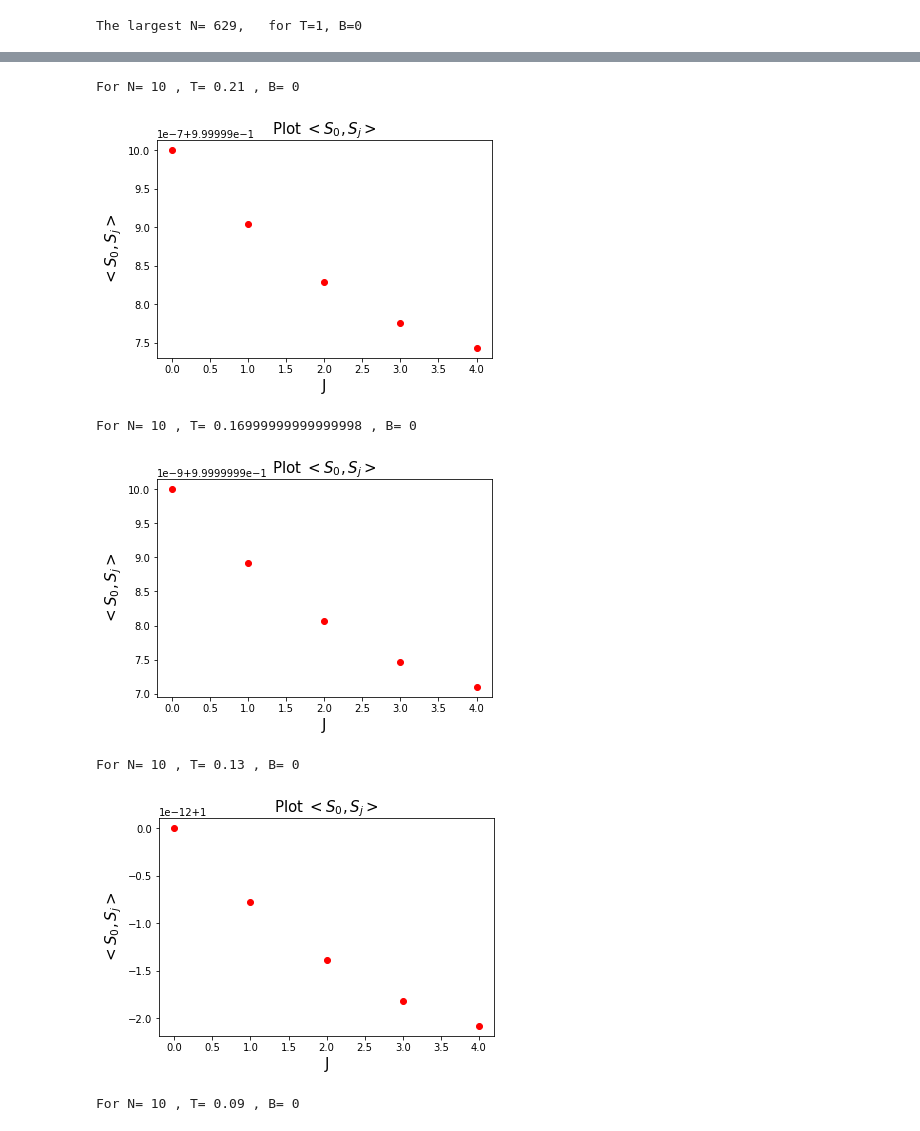
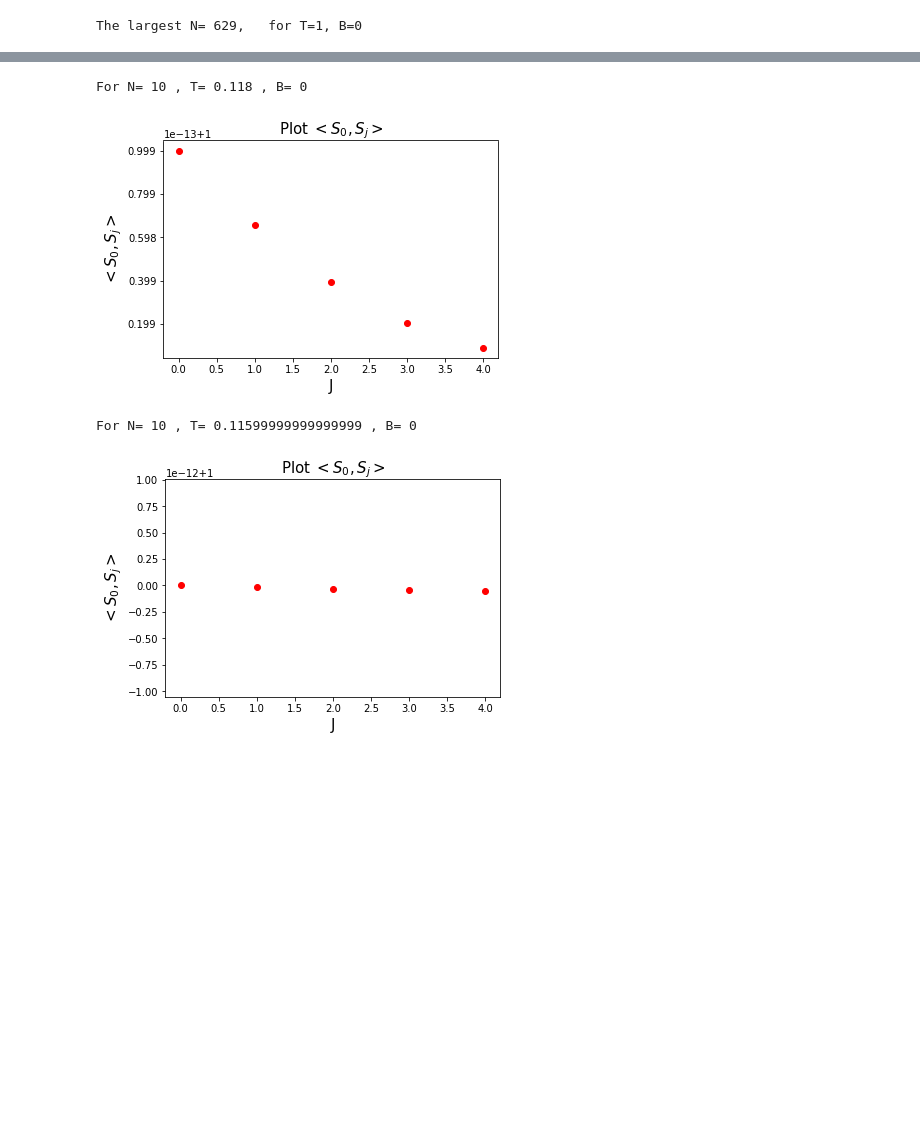
Before and after one commit to NTHU-Phys-Qubit/hw2-acnhwang, a Jupyter notebook: Problem-1.ipynb, the cells around one changed output, grey strips where cells are left out. Saved outputs shown, nothing was run; the diff lists cells and outputs as text; code cells hidden in the pictures; blank space fills up the shorter version.

```diff
--- a/Problem-1.ipynb
+++ b/Problem-1.ipynb
@@ -140,17 +150,17 @@ For N= 1000 , T= 1 , B= 0
 # %%
 
 N1= 500
+step= 60
+for i in range(1, 4):
 
-for i in range(1, 6):
+    print('For N=', N1+step*i , ', T=', T[0], ', B=', B[0], '\n')
 
-    print('For N=', N1+30*i , ', T=', T[0], ', B=', B[0], '\n')
-
-    size= N1+30*i //2
+    size= N1+step*i //2
     x= np.zeros(size)
     y= np.zeros(size)
     for j in range(size):
         x[j]= j
-        y[j]= corre_func(0, j, N1+30*i, T[0], B[0])
+        y[j]= corre_func(0, j, N1+step*i, T[0], B[0])
 
     plt.plot(x, y, 'ro')
     plt.title('Plot $<S_0,S_j>$', fontsize=15)
@@ -171,17 +177,17 @@ For N= 650 , T= 1 , B= 0
 # %%
 
 N1= 620
+step= 5
+for i in range(1, 3):
 
-for i in range(1, 6):
+    print('For N=', N1+step*i , ', T=', T[0], ', B=', B[0], '\n')
 
-    print('For N=', N1+2*i , ', T=', T[0], ', B=', B[0], '\n')
-
-    size= N1+2*i //2
+    size= N1+step*i //2
     x= np.zeros(size)
     y= np.zeros(size)
     for j in range(size):
         x[j]= j
-        y[j]= corre_func(0, j, N1+2*i, T[0], B[0])
+        y[j]= corre_func(0, j, N1+step*i, T[0], B[0])
 
     plt.plot(x, y, 'ro')
     plt.title('Plot $<S_0,S_j>$', fontsize=15)
@@ -227,17 +269,18 @@ The largest N= 629,   for T=1, B=0
 # %%
 
 N1= 10
-T1= 1
-for i in range(1, 7):
+T1= 0.2
+step= 0.04
+for i in range(1, 4):
 
-    print('For N=', N1 , ', T=', T1-0.15*i, ', B=', B[0], '\n')
+    print('For N=', N1 , ', T=', T1-step*i, ', B=', B[0], '\n')
 
     size= N1 //2
     x= np.zeros(size)
     y= np.zeros(size)
     for j in range(size):
         x[j]= j
-        y[j]= corre_func(0, j, N1, T1-0.15*i, B[0])
+        y[j]= corre_func(0, j, N1, T1-step*i, B[0])
 
     plt.plot(x, y, 'ro')
     plt.title('Plot $<S_0,S_j>$', fontsize=15)
@@ -260,28 +297,26 @@ For N= 10 , T= 0.10000000000000009 , B= 0
 # %%
+N1= 10
+T1= 0.12
+step= 0.002
 
-N1= 10
-T1= 0.25
-for i in range(1, 5):
+for i in range(1,3):
 
-    print('For N=', N1 , ', T=', T1-0.040*i, ', B=', B[0], '\n')
+    print('For N=', N1 , ', T=', T1-step*i, ', B=', B[0], '\n')
 
     size= N1 //2
     x= np.zeros(size)
     y= np.zeros(size)
     for j in range(size):
         x[j]= j
-        y[j]= corre_func(0, j, N1, T1-0.040*i, B[0])
+        y[j]= corre_func(0, j, N1, T1-step*i, B[0])
 
     plt.plot(x, y, 'ro')
     plt.title('Plot $<S_0,S_j>$', fontsize=15)
     plt.xlabel('J', fontsize=15)
     plt.ylabel('$<S_0, S_j>$', fontsize=15)
     plt.show()
 # %% [output]
-For N= 10 , T= 0.21 , B= 0
+For N= 10 , T= 0.118 , B= 0
-[figure, old version]
+[figure, new version]
-For N= 10 , T= 0.16999999999999998 , B= 0
+For N= 10 , T= 0.11599999999999999 , B= 0
-[figure, old version]
+[figure, new version]
-For N= 10 , T= 0.13 , B= 0
-[figure, removed]
-For N= 10 , T= 0.09 , B= 0
```
Also changed, not shown: parts of 10 cells of this notebook.
